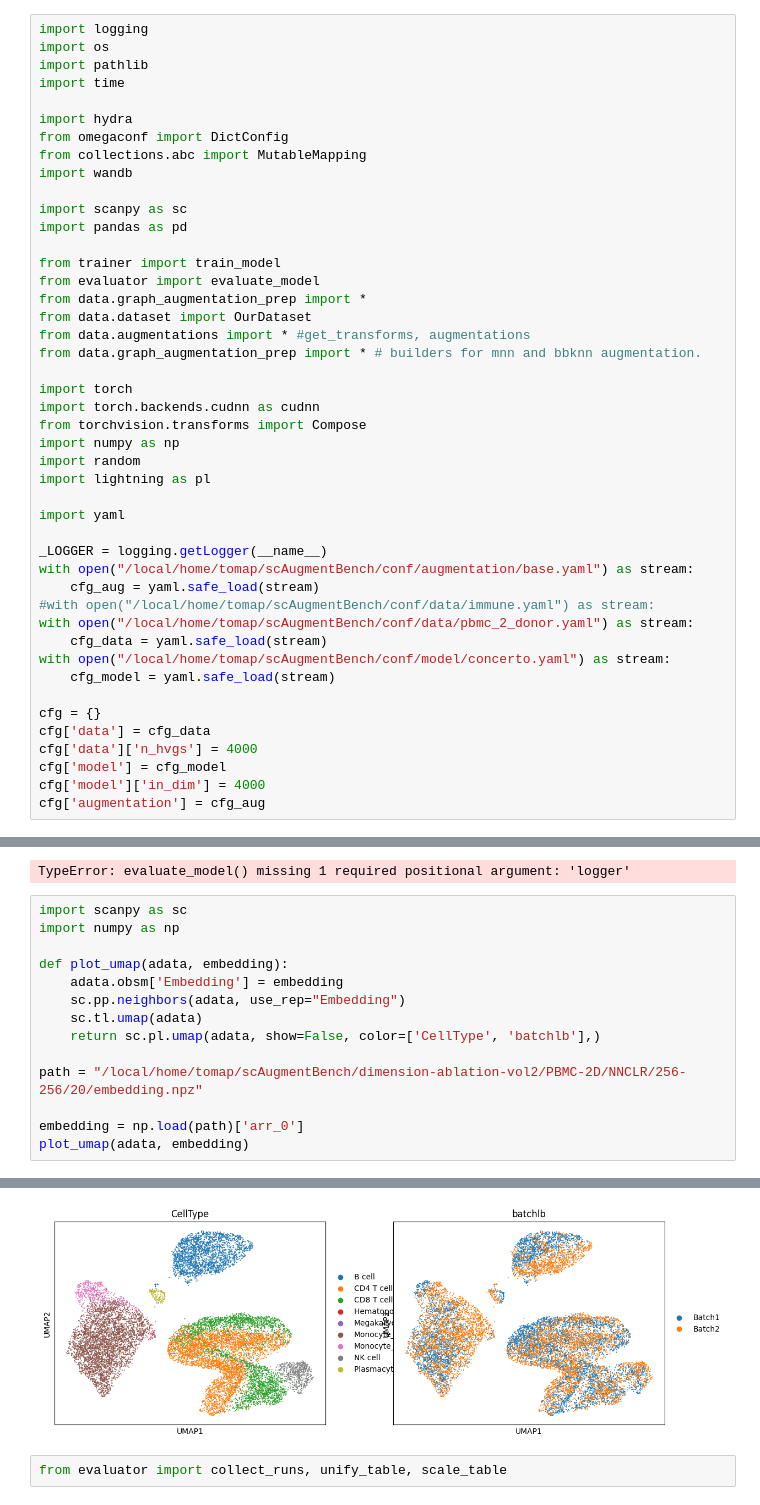
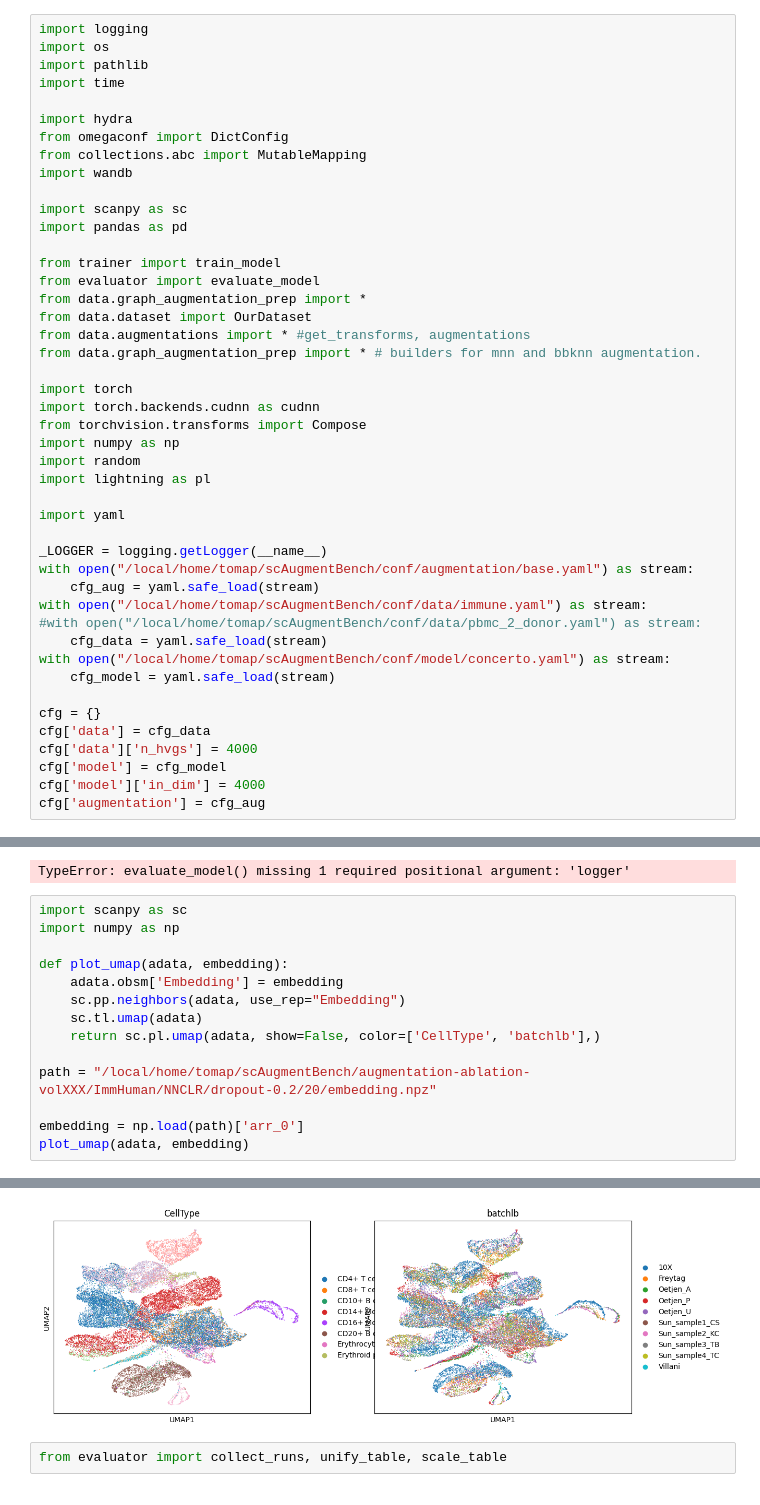
Before and after one commit to OlgaOvcharenko/scAugmentBench, a Jupyter notebook: debug.ipynb, the cells around one changed output, grey strips where cells are left out. Saved outputs shown, nothing was run; the diff lists cells and outputs as text.

```diff
--- a/debug.ipynb
+++ b/debug.ipynb
@@ -31,8 +31,8 @@ import yaml
 _LOGGER = logging.getLogger(__name__)
 with open("/local/home/tomap/scAugmentBench/conf/augmentation/base.yaml") as stream:
     cfg_aug = yaml.safe_load(stream)
-#with open("/local/home/tomap/scAugmentBench/conf/data/immune.yaml") as stream:
-with open("/local/home/tomap/scAugmentBench/conf/data/pbmc_2_donor.yaml") as stream:
+with open("/local/home/tomap/scAugmentBench/conf/data/immune.yaml") as stream:
+#with open("/local/home/tomap/scAugmentBench/conf/data/pbmc_2_donor.yaml") as stream:
     cfg_data = yaml.safe_load(stream)
 with open("/local/home/tomap/scAugmentBench/conf/model/concerto.yaml") as stream:
     cfg_model = yaml.safe_load(stream)
@@ -86,21 +83,21 @@ TypeError: evaluate_model() missing 1 required positional argument: 'logger'
 # %%
 import scanpy as sc
 import numpy as np
 
 def plot_umap(adata, embedding):
     adata.obsm['Embedding'] = embedding
     sc.pp.neighbors(adata, use_rep="Embedding")
     sc.tl.umap(adata)
     return sc.pl.umap(adata, show=False, color=['CellType', 'batchlb'],)
 
-path = "/local/home/tomap/scAugmentBench/dimension-ablation-vol2/PBMC-2D/NNCLR/256-256/20/embedding.npz"
+path = "/local/home/tomap/scAugmentBench/augmentation-ablation-volXXX/ImmHuman/NNCLR/dropout-0.2/20/embedding.npz"
 
 embedding = np.load(path)['arr_0']
 plot_umap(adata, embedding)
 # %% [output]
 [<Axes: title={'center': 'CellType'}, xlabel='UMAP1', ylabel='UMAP2'>,
  <Axes: title={'center': 'batchlb'}, xlabel='UMAP1', ylabel='UMAP2'>]
-[figure, old version]
+[figure, new version]
 # %%
 from evaluator import collect_runs, unify_table, scale_table
 # %% [output]
```
Also changed, not shown: parts of 3 cells of this notebook, 4 other files.
